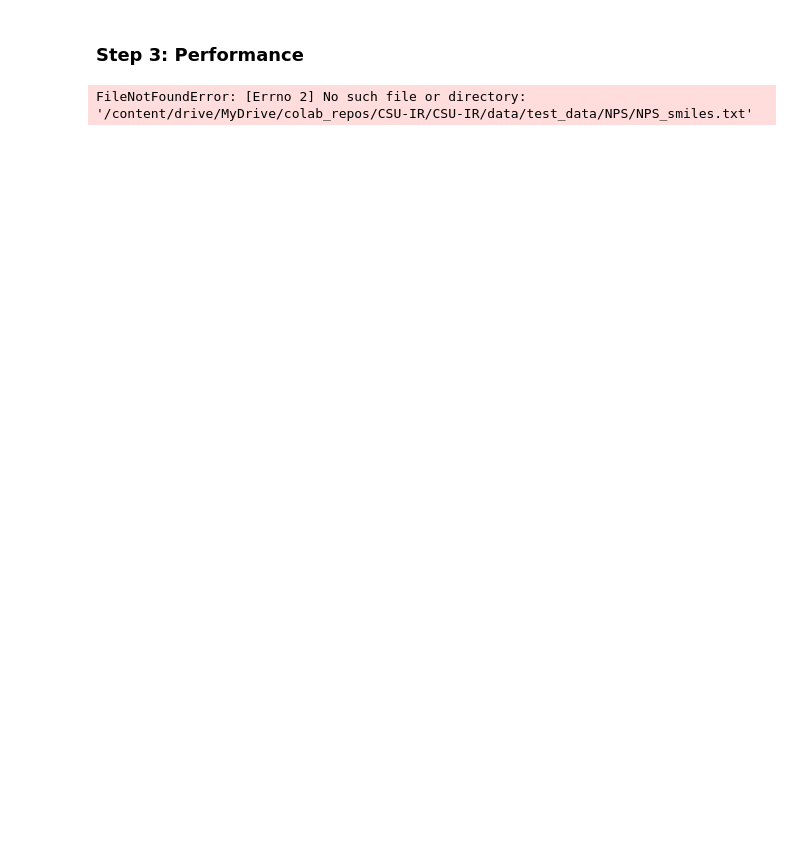
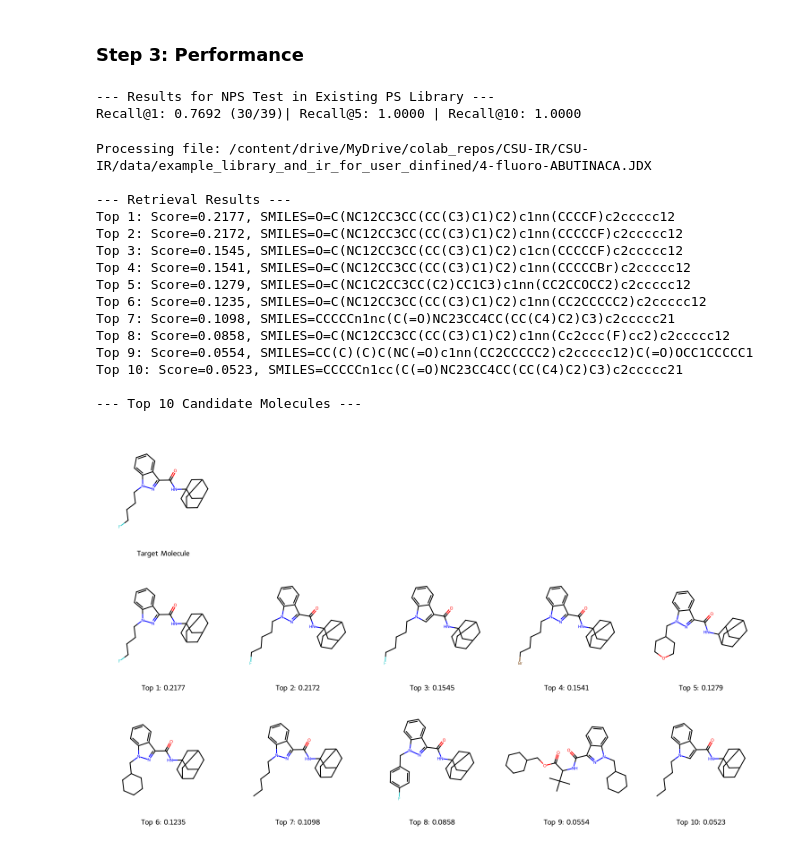
Before and after one commit to Hsqcsu/CSU-IR, a Jupyter notebook: colab/test_CSU-IR_NPS_retrieval_in_colab.ipynb, the cells around one changed output. Drawn from its saved outputs; the diff is of its cells as text; code cells hidden in the pictures; blank space fills up the shorter version.

```diff
--- a/colab/test_CSU-IR_NPS_retrieval_in_colab.ipynb
+++ b/colab/test_CSU-IR_NPS_retrieval_in_colab.ipynb
@@ -389,11 +399,11 @@ def batch_evaluate_retrieval(loader, features_db, smiles_db, name):
                         if rank < 10: top_10 += 1
                         break
                 total += 1
-    print(f"\n--- Results for {name} ---\nTop-1: {top_1/total:.4f} ({top_1}/{total})| Top-5: {top_5/total:.4f} | Top-10: {top_10/total:.4f}")
+    print(f"\n--- Results for {name} ---\nRecall@1: {top_1/total:.4f} ({top_1}/{total})| Recall@5: {top_5/total:.4f} | Recall@10: {top_10/total:.4f}")
 
 # --- Load NPS test data and run ---
 if library_to_search_ps == "Derivative PS Library":
-    NPS_test_smiles, NPS_test_ir = load_smiles_list(os.path.join(TEST_DATA_PATH, "NPS", "Derivative_filter", "filter_NPS_smiles.txt")), torch.load(os.path.join(TEST_DATA_PATH, "NPS",  "Derivative_filter","filter_NPS_ir.pt"))
+    NPS_test_smiles, NPS_test_ir = load_smiles_list(os.path.join(TEST_DATA_PATH, "NPS", "filtered_final_NPS_smiles.txt")), torch.load(os.path.join(TEST_DATA_PATH, "NPS","filtered_final_NPS_ir.pt"))
     NPS_loader = DataLoader(IRSmilesDataset(NPS_test_ir, NPS_test_smiles), batch_size=208, shuffle=False)
     batch_evaluate_retrieval(NPS_loader, selected_features_ps, selected_smiles_ps, f"NPS Test in {library_to_search_ps}")
 else:
@@ -401,17 +411,18 @@ else:
     NPS_loader = DataLoader(IRSmilesDataset(NPS_test_ir, NPS_test_smiles), batch_size=208, shuffle=False)
     batch_evaluate_retrieval(NPS_loader, selected_features_ps, selected_smiles_ps, f"NPS Test in {library_to_search_ps}")
 # %% [output]
-FileNotFoundError: [Errno 2] No such file or directory: '/content/drive/MyDrive/colab_repos/CSU-IR/CSU-IR/data/test_data/NPS/NPS_smiles.txt'
+--- Results for NPS Test in Existing PS Library ---
+Recall@1: 0.7692 (30/39)| Recall@5: 1.0000 | Recall@10: 1.0000
 # %%
 #@title 💊 Task 2: Single New Psychoactive Substances (NPS) Retrieval
 #@markdown This task searches for single NPS samples against specialized libraries of known and derivative psychoactive substances, using 4-fluoro-ABUTINACA as an example.
 #@markdown ---
 #@markdown ### Select a library to search against:
-library_to_search_ps = "Derivative PS Library" #@param ["Existing PS Library", "Derivative PS Library"]
+library_to_search_ps = "Existing PS Library" #@param ["Existing PS Library", "Derivative PS Library"]
 target_smiles = 'O=C(NC12CC3CC(CC(C3)C1)C2)c1nn(CCCCF)c2ccccc12'
 # --- Map user selection to actual data ---
 library_map_ps = {
-    "Existed PS Library": (library_existed_ps_features, ps_smiles_existed),
+    "Existing PS Library": (library_existed_ps_features, ps_smiles_existed),
     "Derivative PS Library": (library_derivative_ps_features, ps_smiles_derivative),
 }
 selected_features_ps, selected_smiles_ps = library_map_ps[library_to_search_ps]
@@ -481,30 +492,47 @@ def single_retrieval(ir_spectra_file, spectrum_type, library_features, library_s
         else:
             ir_data = preprocess_spectra_lower_500(file_path, wavenumbers, transmittances)
     else:
         transmittances = transmittances / 100.0
         if wavenumbers[0] > 500:
             ir_data = preprocess_spectra_higer_500(wavenumbers, transmittances)
         else:
             ir_data = preprocess_spectra_lower_500(file_path, wavenumbers, transmittances)
 
     ir_spectra_tensor = torch.tensor(ir_data, dtype=torch.float32).unsqueeze(0).to(device)
     with torch.no_grad():
         ir_feature = ir_retrieval_model(ir_spectra_tensor)
 
     img, scores,top_smiles = single_retrieval_library(ir_feature, library_features, library_smiles)
     return img, scores,top_smiles
 
 ir_spectra_file = SINGLE_TEST_DATA_PATH
 img, scores, top_smiles = single_retrieval(ir_spectra_file , spectrum_type="absorbance spectrum", library_features = selected_features_ps, library_smiles = selected_smiles_ps)
 
 # --- Display the results ---
 if img:
     print("\n--- Retrieval Results ---")
     for i, (smile, score) in enumerate(zip(top_smiles, scores)):
         print(f"Top {i+1}: Score={score:.4f}, SMILES={smile}")
 
     print("\n--- Top 10 Candidate Molecules ---")
     # By placing the image object as the last line of the cell, Colab will automatically display it.
     display(img)
 else:
     print("\nNo image to display. Please run the cell again and provide a file.")
+# %% [output]
+Processing file: /content/drive/MyDrive/colab_repos/CSU-IR/CSU-IR/data/example_library_and_ir_for_user_dinfined/4-fluoro-ABUTINACA.JDX
+
+--- Retrieval Results ---
+Top 1: Score=0.2177, SMILES=O=C(NC12CC3CC(CC(C3)C1)C2)c1nn(CCCCF)c2ccccc12
+Top 2: Score=0.2172, SMILES=O=C(NC12CC3CC(CC(C3)C1)C2)c1nn(CCCCCF)c2ccccc12
+Top 3: Score=0.1545, SMILES=O=C(NC12CC3CC(CC(C3)C1)C2)c1cn(CCCCCF)c2ccccc12
+Top 4: Score=0.1541, SMILES=O=C(NC12CC3CC(CC(C3)C1)C2)c1nn(CCCCCBr)c2ccccc12
+Top 5: Score=0.1279, SMILES=O=C(NC1C2CC3CC(C2)CC1C3)c1nn(CC2CCOCC2)c2ccccc12
+Top 6: Score=0.1235, SMILES=O=C(NC12CC3CC(CC(C3)C1)C2)c1nn(CC2CCCCC2)c2ccccc12
+Top 7: Score=0.1098, SMILES=CCCCCn1nc(C(=O)NC23CC4CC(CC(C4)C2)C3)c2ccccc21
+Top 8: Score=0.0858, SMILES=O=C(NC12CC3CC(CC(C3)C1)C2)c1nn(Cc2ccc(F)cc2)c2ccccc12
+Top 9: Score=0.0554, SMILES=CC(C)(C)C(NC(=O)c1nn(CC2CCCCC2)c2ccccc12)C(=O)OCC1CCCCC1
+Top 10: Score=0.0523, SMILES=CCCCCn1cc(C(=O)NC23CC4CC(CC(C4)C2)C3)c2ccccc21
+
+--- Top 10 Candidate Molecules ---
+[figure, added]
```
Also changed, not shown: parts of 2 cells of this notebook.
